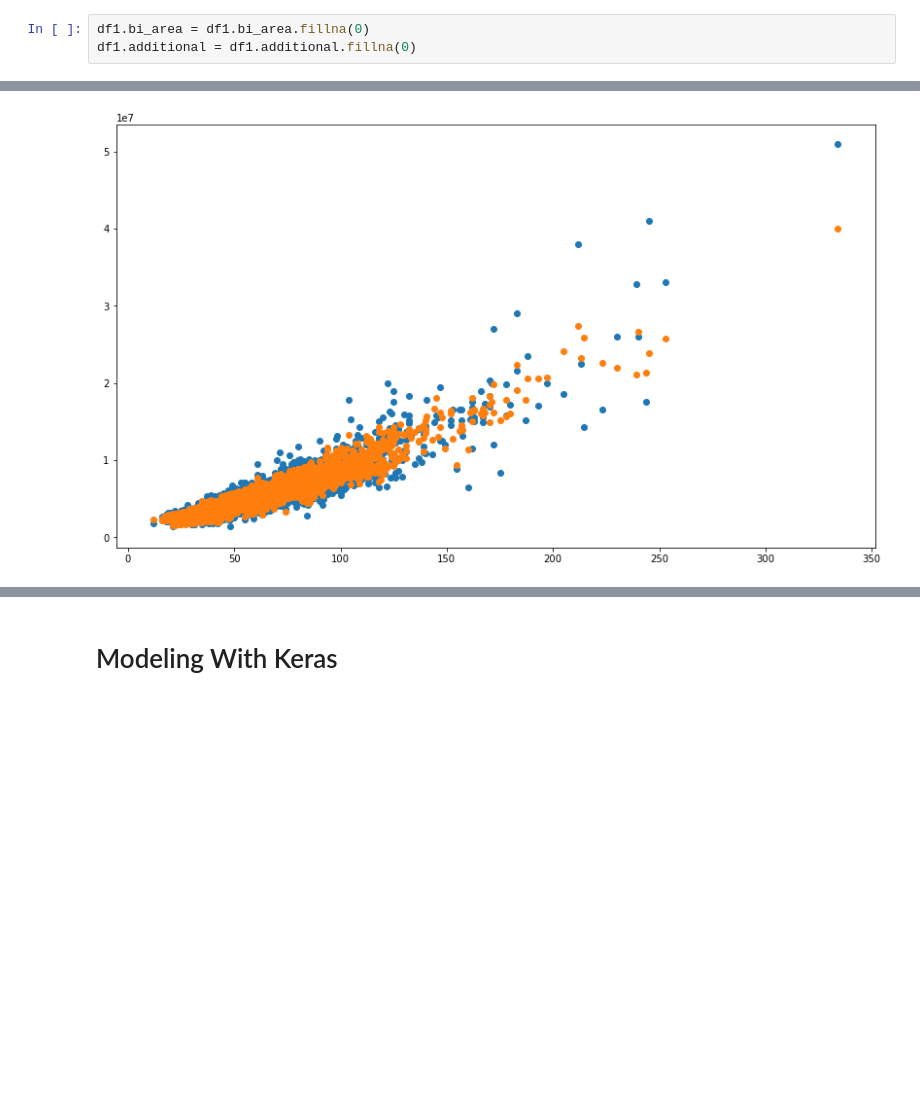
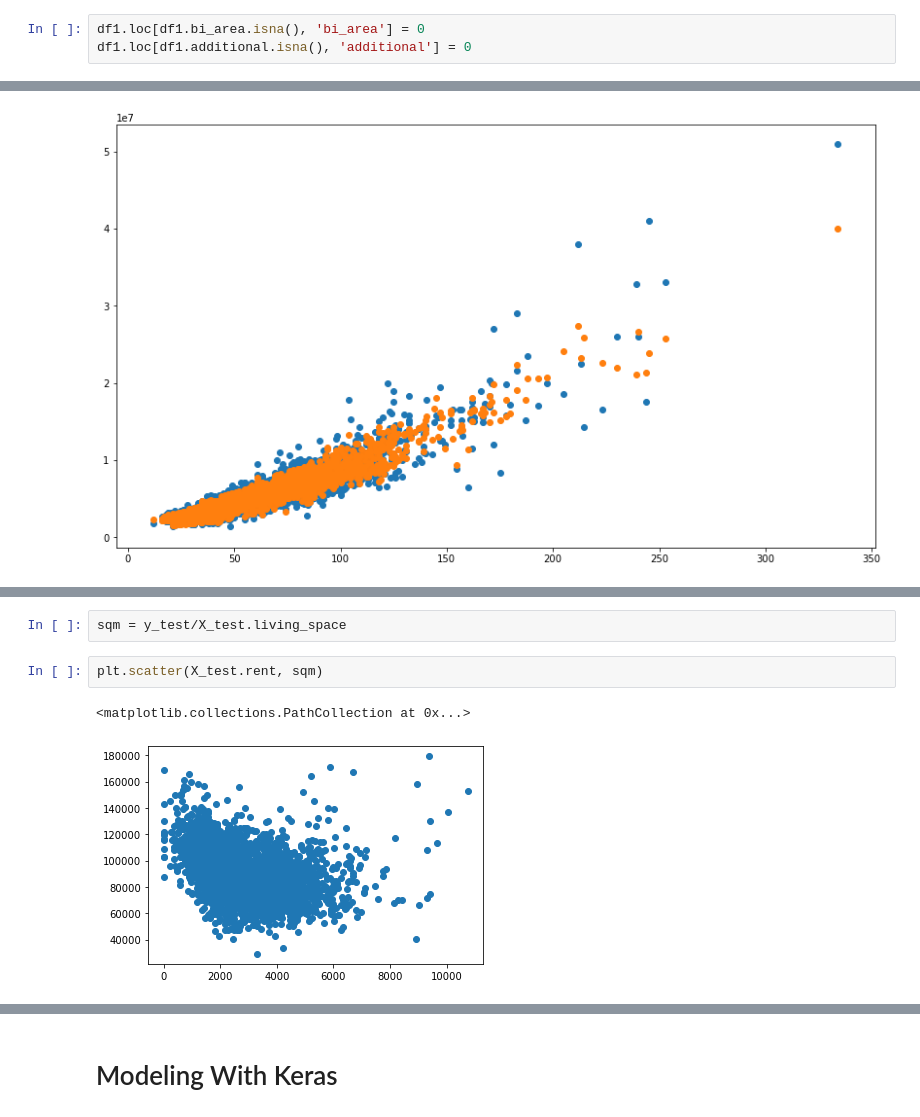
Before and after one commit to eriknorlander/webscraping_hemnet, a Jupyter notebook: Stockholm House Price Regression.ipynb, the cells around one changed output, grey strips where cells are left out. Cells and saved outputs as stored; diff of their text form; blank space fills up the shorter version.

```diff
--- a/stockholm analysis.ipynb
+++ b/Stockholm House Price Regression.ipynb
@@ -119,8 +119,8 @@ df1.head()
 | 3 | kungsholmen | 1.0 | 27.0 | 790.0 | 4164.0 | 1937.0 | NaN | 0.999608 | 2800000 |
 | 4 | lilla_essingen | 3.0 | 84.0 | 3689.0 | 5500.0 | 1939.0 | NaN | 0.999608 | 5225000 |
 # %%
-df1.bi_area = df1.bi_area.fillna(0)
-df1.additional = df1.additional.fillna(0)
+df1.loc[df1.bi_area.isna(), 'bi_area'] = 0
+df1.loc[df1.additional.isna(), 'additional'] = 0
 # %%
 df1 = df1.loc[~df1.rent.isna()]
 # %%
@@ -331,0 +328,7 @@ np.mean(abs(predictions['RandomForest']-y_true.values))
+# %%
+sqm = y_test/X_test.living_space
+# %%
+plt.scatter(X_test.rent, sqm)
+# %% [output]
+<matplotlib.collections.PathCollection at 0x...>
+[figure, added]
```
Also changed, not shown: parts of 5 cells of this notebook, 2 other files.
